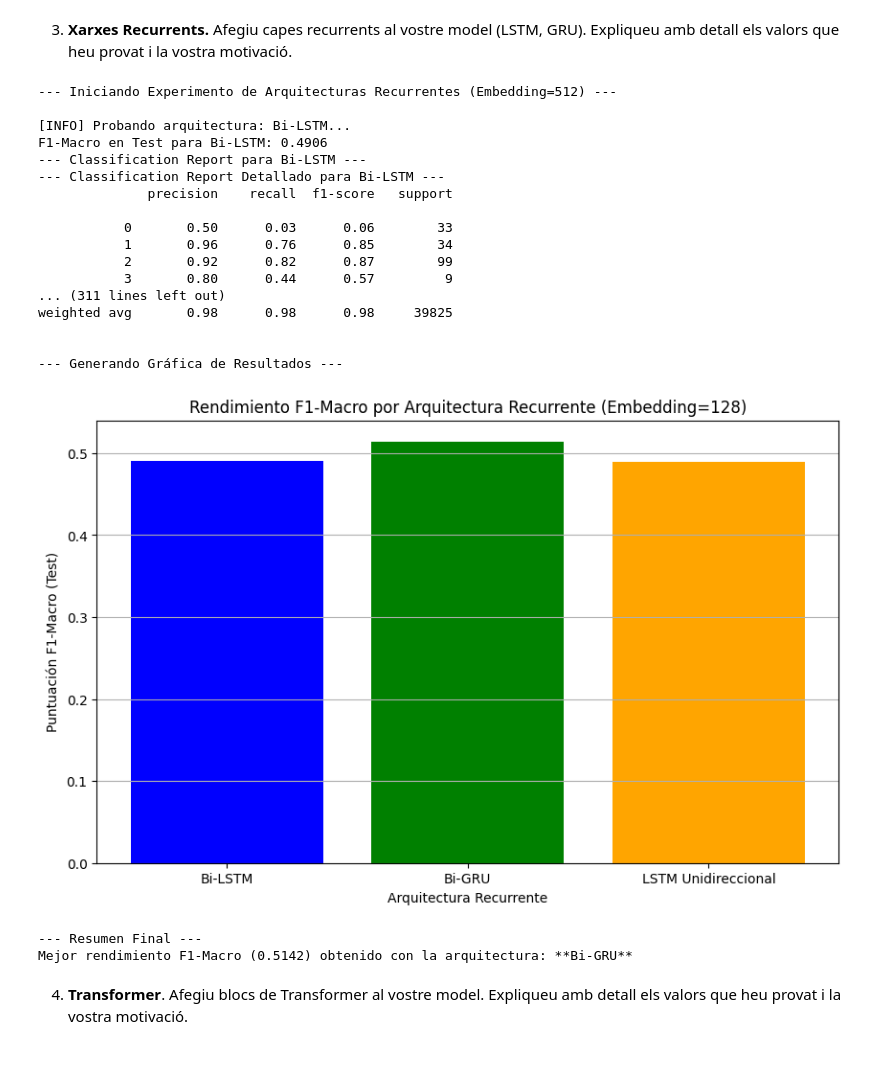
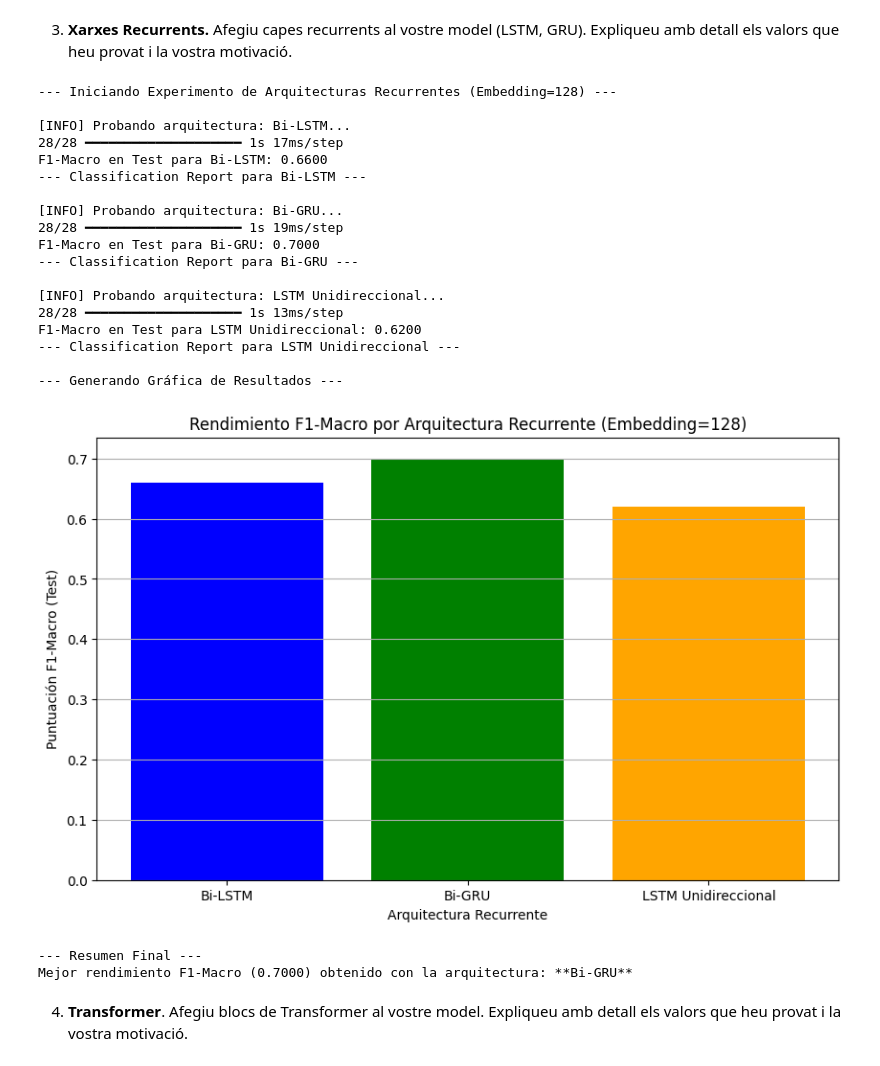
Before and after one commit to GERARD818/TVD_P2, a Jupyter notebook: TVD_P2_2.ipynb, the cells around one changed output. Drawn from its saved outputs; the diff is of its cells as text; code cells hidden in the pictures.

```diff
--- a/TVD_P2_2.ipynb
+++ b/TVD_P2_2.ipynb
@@ -312,11 +312,10 @@ num_classes = len(label_encoder.classes_)
 o_label_index = label_encoder.transform(['O'])[0] # Obtenemos el índice numérico de 'O'
 
 # Necesitamos la longitud máxima de la secuencia del Ejercicio 3
-# Asumo que esta variable ha sido definida correctamente en la celda 11:
 # max_sequence_length = max(map(len, train_sequences))
 # len_train_sequences = max_sequence_length
 
-max_len = len_train_sequences
+max_len = max_sequence_length
 
 # --- Preparación para la limpieza y el padding ---
 
@@ -614,10 +629,9 @@ Com ja sabeu, NER es una tasca on les dades estan molt desbalancejades. La gran
 
 Per mesurar millor com de bó és el nostre model, calcularem la F1 score per cada classe, així com la mitjana (macro average). Quan prepareu el vostre document, heu de reportar aquesta mitjana com a mètrica del vostre model, no l'acuracy.
 # %%
-N = [len_test_sequences]*len(test_pad_sequences)
-test_labels_idx = preds_to_index(test_labels_one_hot,N)
-preds_idx = preds_to_index(preds, N)
 
+test_labels_idx = preds_to_index(test_labels_one_hot,len_test_sequences)
+preds_idx = preds_to_index(preds, len_test_sequences)
 print(classification_report(test_labels_idx, preds_idx, zero_division=1.0))
 # %% [output]
               precision    recall  f1-score   support
@@ -860,3 +898,5 @@ best_embedding_dim = 256 #almost as good, but faster
+# %%
+best_embedding_dim = best_dim
 # %% [markdown]
 
  2. **Xarxes Convolucionals.** Afegiu capes convolucionals al vostre model. Expliqueu amb detall els valors que heu provat i la vostra motivació a l'hora d'escollir-los. Recordeu, que també podeu provar diferents configuracions de *pooling*.
@@ -917,7 +957,7 @@ for filters in filter_configs:
             Dense(num_classes, activation='softmax')
         ])
 
-        # B. Compilación (focal_loss y macro_f1 deben estar definidos)
+        # B. Compilación
         modelo_hibrido.compile(
             optimizer='adam',
             loss=focal_loss,
@@ -939,8 +979,11 @@ for filters in filter_configs:
         )
 
         # D. Evaluación en el Conjunto de Prueba
-        results = modelo_hibrido.evaluate(test_pad_sequences, test_labels_one_hot, verbose=0)
-        f1_test = results[1] # Asumiendo F1-Macro es el índice 1
+        preds = modelo_hibrido.predict(test_pad_sequences)
+        test_labels_idx = preds_to_index(test_labels_one_hot,len_test_sequences)
+        preds_idx = preds_to_index(preds, len_test_sequences)
+        resultado = classification_report(test_labels_idx, preds_idx, zero_division=1.0)
+        f1_test = extract_macro_f1(resultado)
 
         results_data.append((filters, kernel_size, f1_test))
 
@@ -988,7 +1031,7 @@ from tensorflow.keras.callbacks import EarlyStopping
 # --- 1. CONFIGURACIÓN DEL EXPERIMENTO ---
 
 # La mejor dimensión de embedding encontrada y fija
-embedding_dim = 128
+embedding_dim = best_embedding_dim
 
 # Variables fijas
 vocab_size = num_words + 1
@@ -1006,9 +1049,6 @@ rnn_configs = [
 # Lista para guardar los resultados: (Nombre_Modelo, F1-Macro Test)
 results_f1_test_macro = []
 results_labels = []
-
-# Nota: Asumo que SEED_VALUE, max_len, num_classes, TokenAndPositionEmbedding,
-# focal_loss, macro_f1 y tus datos de entrenamiento/prueba están definidos y accesibles.
 
 # --- 2. LOOP DE EXPERIMENTACIÓN ---
 print(f"--- Iniciando Experimento de Arquitecturas Recurrentes (Embedding={embedding_dim}) ---")
@@ -1051,7 +1091,7 @@ for name, rnn_layer_fn in rnn_configs:
     # C. Entrenamiento
     history = modelo.fit(
         train_pad_sequences,
-        train_labels_one_hot, # Usamos one_hot sin subsampling
+        train_labels_one_hot,
         validation_data=(val_pad_sequences, val_labels_one_hot),
         epochs=epochs,
         batch_size=batch_size,
@@ -1060,13 +1100,12 @@ for name, rnn_layer_fn in rnn_configs:
     )
 
     # D. Evaluación en el Conjunto de Prueba
-    results = modelo.evaluate(
-        test_pad_sequences,
-        test_labels_one_hot,
-        verbose=0
-    )
+    preds = modelo.predict(test_pad_sequences)
+    test_labels_idx = preds_to_index(test_labels_one_hot,len_test_sequences)
+    preds_idx = preds_to_index(preds, len_test_sequences)
+    resultado = classification_report(test_labels_idx, preds_idx, zero_division=1.0)
 
-    f1_test = results[1]
+    f1_test = extract_macro_f1(resultado)
 
     # Guardar el resultado
     results_f1_test_macro.append(f1_test)
@@ -1075,59 +1114,48 @@ for name, rnn_layer_fn in rnn_configs:
     print(f"F1-Macro en Test para {name}: {f1_test:.4f}")
     print(f"--- Classification Report para {name} ---")
 
-    print(f"--- Classification Report Detallado para {name} ---")
-
-    # 1. Obtener las predicciones de probabilidad (num_muestras, max_len, num_classes)
-    preds = modelo.predict(test_pad_sequences, verbose=0)
-
-    # 2. Convertir y filtrar: Tu función elimina el padding y aplana
-    #    Formato de salida: (Total_tokens_reales,) de índices de clase
-    test_labels_idx = preds_to_index(test_labels_one_hot, N)
-    preds_idx = preds_to_index(preds, N)
-
-    # 3. Imprimir el informe (usa los arrays 1D sin padding)
-    print(classification_report(test_labels_idx, preds_idx, zero_division=1.0))
 
 # --- 3. GRÁFICA DE RESULTADOS ---
 print("\n--- Generando Gráfica de Resultados ---")
 
 plt.figure(figsize=(10, 6))
 plt.bar(results_labels, results_f1_test_macro, color=['blue', 'green', 'orange'])
 
 plt.title(f'Rendimiento F1-Macro por Arquitectura Recurrente (Embedding={embedding_dim})')
 plt.xlabel('Arquitectura Recurrente')
 plt.ylabel('Puntuación F1-Macro (Test)')
 plt.grid(axis='y')
 plt.show()
 
 # --- 4. RESUMEN ---
 best_index = np.argmax(results_f1_test_macro)
 best_name = results_labels[best_index]
 best_f1 = results_f1_test_macro[best_index]
 
 print("\n--- Resumen Final ---")
 print(f"Mejor rendimiento F1-Macro ({best_f1:.4f}) obtenido con la arquitectura: **{best_name}**")
 # %% [output]
---- Iniciando Experimento de Arquitecturas Recurrentes (Embedding=512) ---
+--- Iniciando Experimento de Arquitecturas Recurrentes (Embedding=128) ---
 
 [INFO] Probando arquitectura: Bi-LSTM...
-F1-Macro en Test para Bi-LSTM: 0.4906
+28/28 ━━━━━━━━━━━━━━━━━━━━ 1s 17ms/step
+F1-Macro en Test para Bi-LSTM: 0.6600
 --- Classification Report para Bi-LSTM ---
---- Classification Report Detallado para Bi-LSTM ---
-              precision    recall  f1-score   support
 
-           0       0.50      0.03      0.06        33
-           1       0.96      0.76      0.85        34
-           2       0.92      0.82      0.87        99
-           3       0.80      0.44      0.57         9
-... (311 lines left out)
-weighted avg       0.98      0.98      0.98     39825
+[INFO] Probando arquitectura: Bi-GRU...
+28/28 ━━━━━━━━━━━━━━━━━━━━ 1s 19ms/step
+F1-Macro en Test para Bi-GRU: 0.7000
+--- Classification Report para Bi-GRU ---
 
+[INFO] Probando arquitectura: LSTM Unidireccional...
+28/28 ━━━━━━━━━━━━━━━━━━━━ 1s 13ms/step
+F1-Macro en Test para LSTM Unidireccional: 0.6200
+--- Classification Report para LSTM Unidireccional ---
 
 --- Generando Gráfica de Resultados ---
-[figure, old version]
+[figure, new version]
 --- Resumen Final ---
-Mejor rendimiento F1-Macro (0.5142) obtenido con la arquitectura: **Bi-GRU**
+Mejor rendimiento F1-Macro (0.7000) obtenido con la arquitectura: **Bi-GRU**
 # %% [markdown]
 
  4.  **Transformer**. Afegiu blocs de Transformer al vostre model. Expliqueu amb detall els valors que heu provat i la vostra motivació.
```
Also changed, not shown: parts of 18 cells of this notebook.
